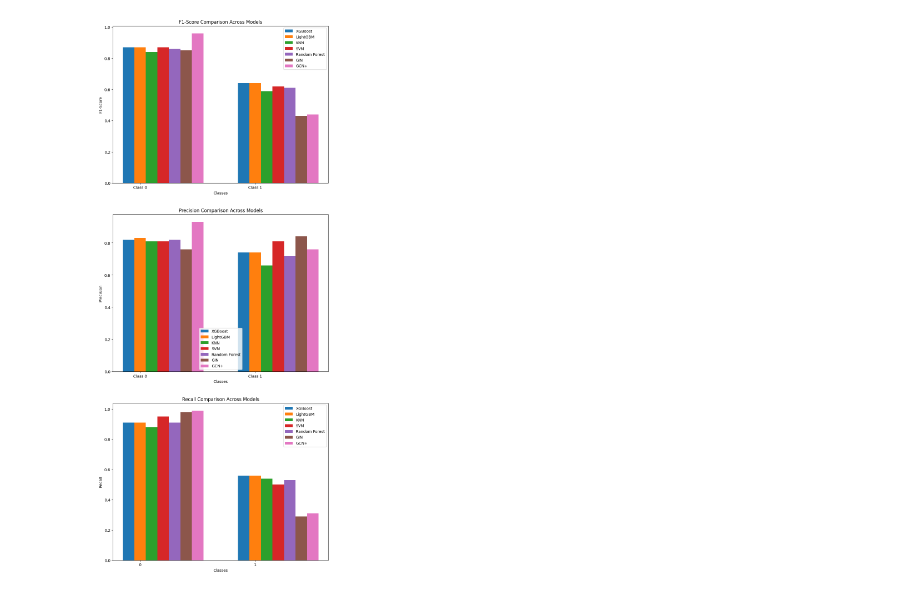
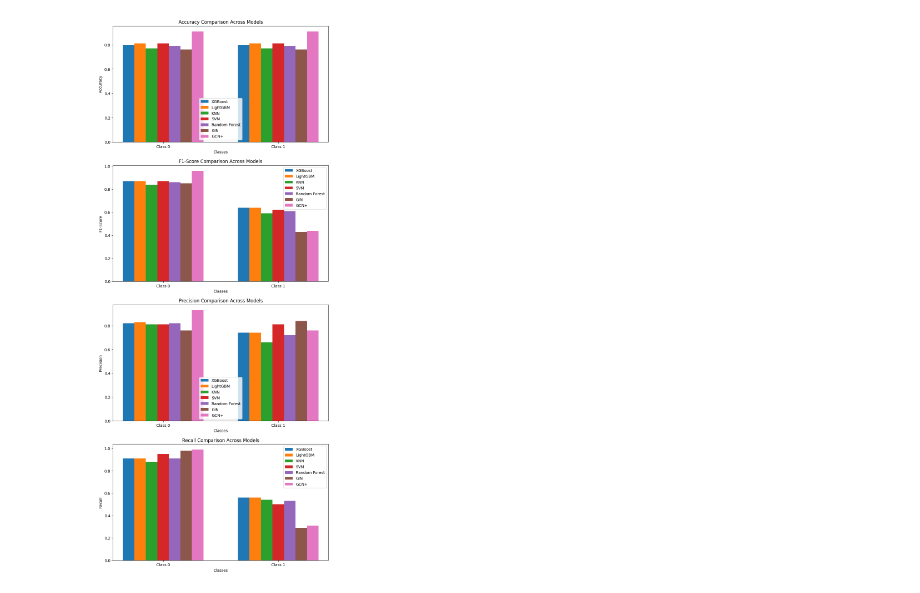
Before and after one commit to WojciechBarczynski/toxicity_prediction, a Jupyter notebook: plots.ipynb, the cells around one changed output. Saved outputs shown, nothing was run; the diff lists cells and outputs as text; code cells hidden in the pictures.

Commit message:
Fix grammar, add accuracy plot, add code references

```diff
--- a/plots.ipynb
+++ b/plots.ipynb
@@ -22,69 +22,87 @@ import numpy as np
 
 def parse_metrics(report):
     lines = report.split('\n')
-    metrics = {'precision': [], 'recall': [], 'f1-score': []}
+    metrics = {'precision': [], 'recall': [], 'f1-score': [], 'accuracy': None}
     for line in lines[2:4]:  # Extract metrics for Class 0 and Class 1
         values = line.split()
         metrics['precision'].append(float(values[1]))
         metrics['recall'].append(float(values[2]))
         metrics['f1-score'].append(float(values[3]))
+    for line in lines:
+        if 'accuracy' in line:
+            metrics['accuracy'] = float(line.split()[1])
+            break
     return metrics
 
 xgb_metrics = parse_metrics(xgb_report)
 lgb_metrics = parse_metrics(lgb_report)
 knn_metrics = parse_metrics(knn_report)
 svm_metrics = parse_metrics(svm_report)
 random_forest_metrics = parse_metrics(rf_report)
 gin_metrics = parse_metrics(gin_report)
 gcnp_metrics = parse_metrics(gcnp_report)
 
 labels = ['Class 0', 'Class 1']
 x = np.arange(len(labels))
 width = 0.1
 
-fig, ax = plt.subplots(3, 1, figsize=(10, 25))
+fig, ax = plt.subplots(4, 1, figsize=(10, 25))
 
-ax[0].bar(x - width, xgb_metrics['f1-score'], width, label='XGBoost')
-ax[0].bar(x, lgb_metrics['f1-score'], width, label='LightGBM')
-ax[0].bar(x + width, knn_metrics['f1-score'], width, label='KNN')
-ax[0].bar(x + 2*width, svm_metrics['f1-score'], width, label='SVM')
-ax[0].bar(x + 3*width, random_forest_metrics['f1-score'], width, label='Random Forest')
-ax[0].bar(x + 4*width, gin_metrics['f1-score'], width, label='GIN')
-ax[0].bar(x + 5*width, gcnp_metrics['f1-score'], width, label='GCN+')
+ax[0].bar(x - 3*width, xgb_metrics['accuracy'], width, label='XGBoost')
+ax[0].bar(x - 2*width, lgb_metrics['accuracy'], width, label='LightGBM')
+ax[0].bar(x - width, knn_metrics['accuracy'], width, label='KNN')
+ax[0].bar(x, svm_metrics['accuracy'], width, label='SVM')
+ax[0].bar(x + width, random_forest_metrics['accuracy'], width, label='Random Forest')
+ax[0].bar(x + 2*width, gin_metrics['accuracy'], width, label='GIN')
+ax[0].bar(x + 3*width, gcnp_metrics['accuracy'], width, label='GCN+')
 ax[0].set_xlabel('Classes')
-ax[0].set_ylabel('F1-Score')
-ax[0].set_title('F1-Score Comparison Across Models')
+ax[0].set_ylabel('Accuracy')
+ax[0].set_title('Accuracy Comparison Across Models')
 ax[0].set_xticks(x)
 ax[0].set_xticklabels(labels)
 ax[0].legend()
 
-ax[1].bar(x - width, xgb_metrics['precision'], width, label='XGBoost')
-ax[1].bar(x, lgb_metrics['precision'], width, label='LightGBM')
-ax[1].bar(x + width, knn_metrics['precision'], width, label='KNN')
-ax[1].bar(x + 2*width, svm_metrics['precision'], width, label='SVM')
-ax[1].bar(x + 3*width, random_forest_metrics['precision'], width, label='Random Forest')
-ax[1].bar(x + 4*width, gin_metrics['precision'], width, label='GIN')
-ax[1].bar(x + 5*width, gcnp_metrics['precision'], width, label='GCN+')
+ax[1].bar(x - 3*width, xgb_metrics['f1-score'], width, label='XGBoost')
+ax[1].bar(x - 2*width, lgb_metrics['f1-score'], width, label='LightGBM')
+ax[1].bar(x - width, knn_metrics['f1-score'], width, label='KNN')
+ax[1].bar(x, svm_metrics['f1-score'], width, label='SVM')
+ax[1].bar(x + width, random_forest_metrics['f1-score'], width, label='Random Forest')
+ax[1].bar(x + 2*width, gin_metrics['f1-score'], width, label='GIN')
+ax[1].bar(x + 3*width, gcnp_metrics['f1-score'], width, label='GCN+')
 ax[1].set_xlabel('Classes')
-ax[1].set_ylabel('Precision')
-ax[1].set_title('Precision Comparison Across Models')
+ax[1].set_ylabel('F1-Score')
+ax[1].set_title('F1-Score Comparison Across Models')
 ax[1].set_xticks(x)
 ax[1].set_xticklabels(labels)
 ax[1].legend()
 
-ax[2].bar(x - width, xgb_metrics['recall'], width, label='XGBoost')
-ax[2].bar(x, lgb_metrics['recall'], width, label='LightGBM')
-ax[2].bar(x + width, knn_metrics['recall'], width, label='KNN')
-ax[2].bar(x + 2*width, svm_metrics['recall'], width, label='SVM')
-ax[2].bar(x + 3*width, random_forest_metrics['recall'], width, label='Random Forest')
-ax[2].bar(x + 4*width, gin_metrics['recall'], width, label='GIN')
-ax[2].bar(x + 5*width, gcnp_metrics['recall'], width, label='GCN+')
+ax[2].bar(x - 3*width, xgb_metrics['precision'], width, label='XGBoost')
+ax[2].bar(x - 2*width, lgb_metrics['precision'], width, label='LightGBM')
+ax[2].bar(x - width, knn_metrics['precision'], width, label='KNN')
+ax[2].bar(x, svm_metrics['precision'], width, label='SVM')
+ax[2].bar(x + width, random_forest_metrics['precision'], width, label='Random Forest')
+ax[2].bar(x + 2*width, gin_metrics['precision'], width, label='GIN')
+ax[2].bar(x + 3*width, gcnp_metrics['precision'], width, label='GCN+')
 ax[2].set_xlabel('Classes')
-ax[2].set_ylabel('Recall')
-ax[2].set_title('Recall Comparison Across Models')
-ax[1].set_xticklabels(labels)
+ax[2].set_ylabel('Precision')
+ax[2].set_title('Precision Comparison Across Models')
 ax[2].set_xticks(x)
+ax[2].set_xticklabels(labels)
 ax[2].legend()
+
+ax[3].bar(x - 3*width, xgb_metrics['recall'], width, label='XGBoost')
+ax[3].bar(x - 2*width, lgb_metrics['recall'], width, label='LightGBM')
+ax[3].bar(x - width, knn_metrics['recall'], width, label='KNN')
+ax[3].bar(x, svm_metrics['recall'], width, label='SVM')
+ax[3].bar(x + width, random_forest_metrics['recall'], width, label='Random Forest')
+ax[3].bar(x + 2*width, gin_metrics['recall'], width, label='GIN')
+ax[3].bar(x + 3*width, gcnp_metrics['recall'], width, label='GCN+')
+ax[3].set_xlabel('Classes')
+ax[3].set_ylabel('Recall')
+ax[3].set_title('Recall Comparison Across Models')
+ax[3].set_xticklabels(labels)
+ax[3].set_xticks(x)
+ax[3].legend()
 plt.show()
 # %% [output]
-[figure, old version]
+[figure, new version]
```
Also changed, not shown: 2 other files.
